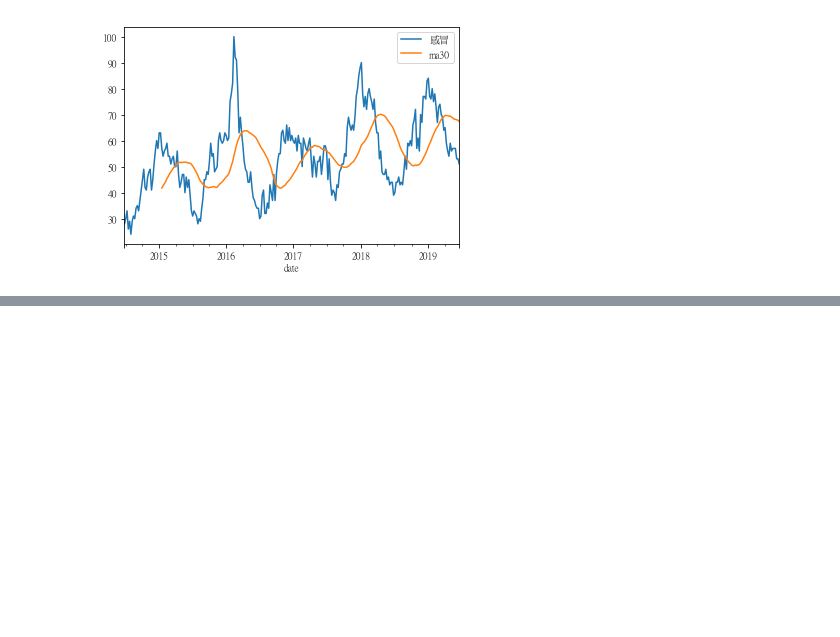
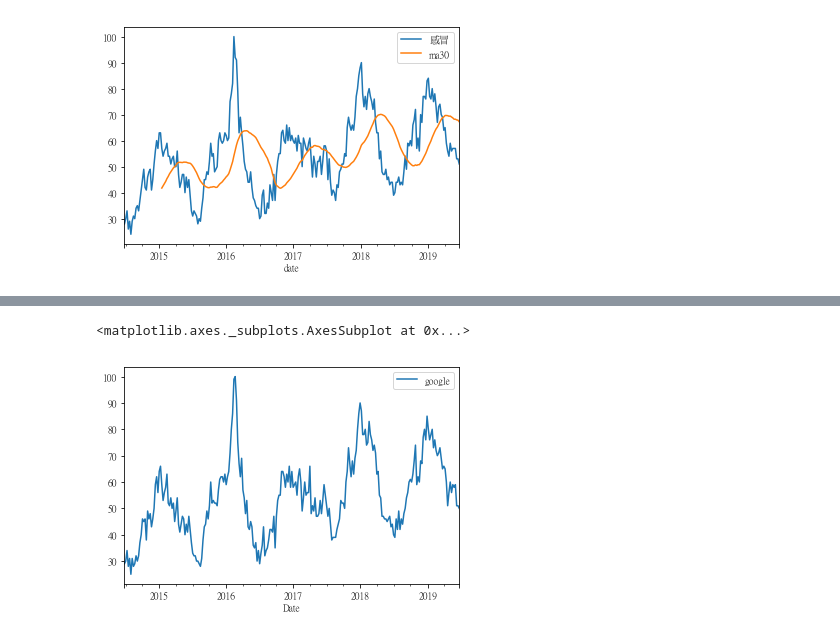
Before and after one commit to ywchiu/financepy, a Jupyter notebook: Demo20190629.ipynb, the cells around one changed output, grey strips where cells are left out. Saved outputs shown, nothing was run; the diff lists cells and outputs as text; code cells hidden in the pictures; blank space fills up the shorter version.

```diff
--- a/Demo20190629.ipynb
+++ b/Demo20190629.ipynb
@@ -445,0 +484,3 @@ data.plot(kind = 'line')
+# %%
+data = data[[keyword]]
+data.head()
@@ -445,0 +499,2 @@ data.plot(kind = 'line')
+# %%
+data.columns = ['google']
@@ -445,0 +511,2 @@ data.plot(kind = 'line')
+# %%
+data.index.name = 'Date'
@@ -445,0 +554,2 @@ data.plot(kind = 'line')
+# %%
+data.index = data.index + timedelta(days = 1)
@@ -445,0 +566,5 @@ data.plot(kind = 'line')
+# %%
+data.plot(kind ='line')
+# %% [output]
+<matplotlib.axes._subplots.AxesSubplot at 0x...>
+[figure, added]
```
Also changed, not shown: parts of 42 cells of this notebook.
